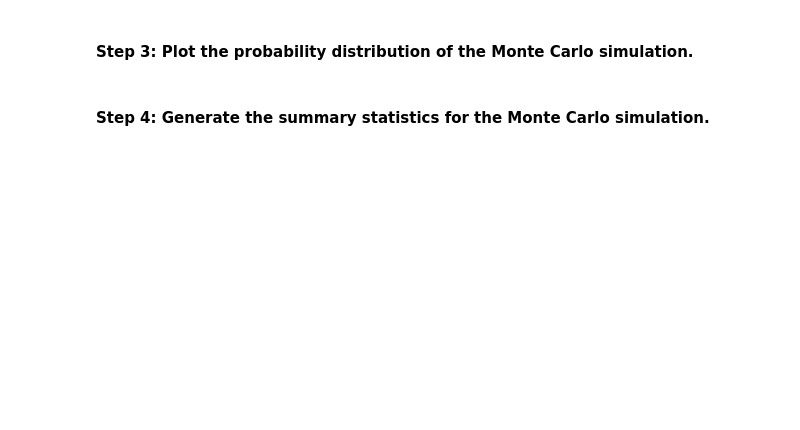
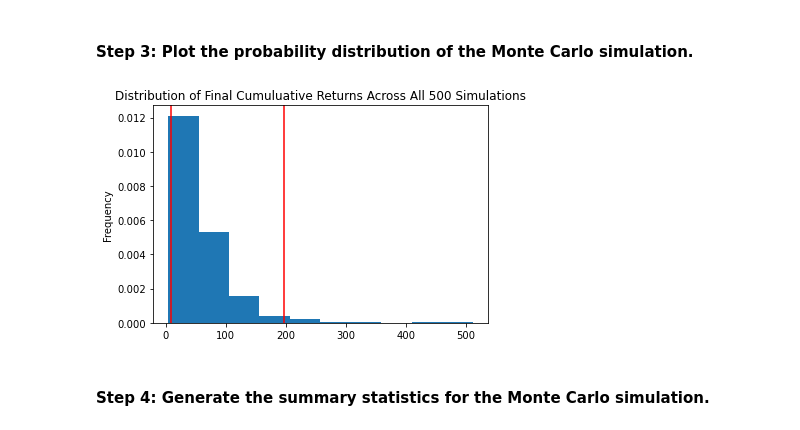
Before and after one commit to Surdano/Financial_Planning_APIs_and_Simulations, a Jupyter notebook: financial_planning_tools.ipynb, the cells around one changed output. Drawn from its saved outputs; the diff is of its cells as text; code cells hidden in the pictures; blank space fills up the shorter version.

```diff
--- a/financial_planning_tools.ipynb
+++ b/financial_planning_tools.ipynb
@@ -415,7 +543,9 @@ In this section, you’ll use the MCForecastTools library to create a Monte Carl
 # %%
 # Visualize the probability distribution of the 30-year Monte Carlo simulation
 # by plotting a histogram
-# YOUR CODE HERE
+MC_30_dist_plot = MC_30_year.plot_distribution()
+# %% [output]
+[figure, added]
 # %% [markdown]
 #### Step 4: Generate the summary statistics for the Monte Carlo simulation.
 # %%
```
Also changed, not shown: parts of 29 cells of this notebook.
